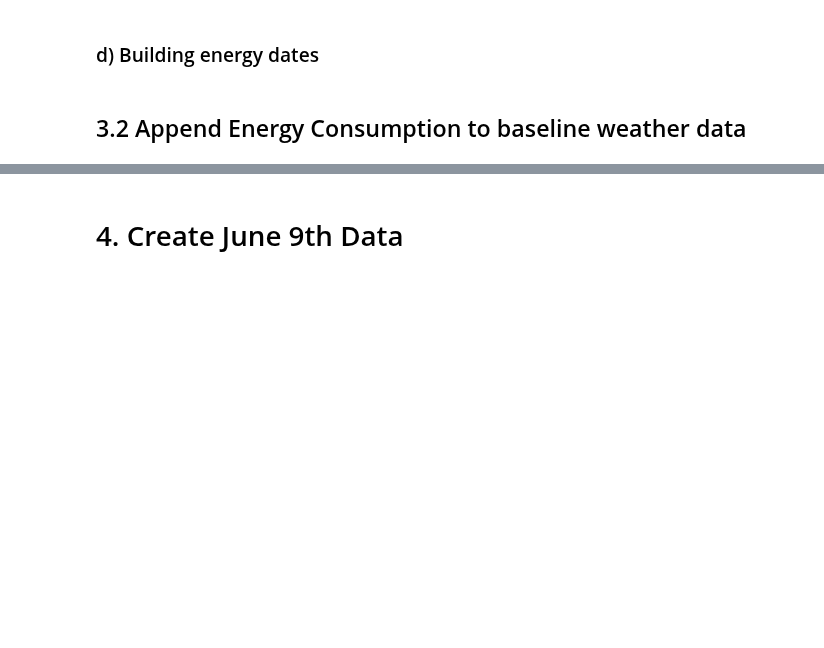
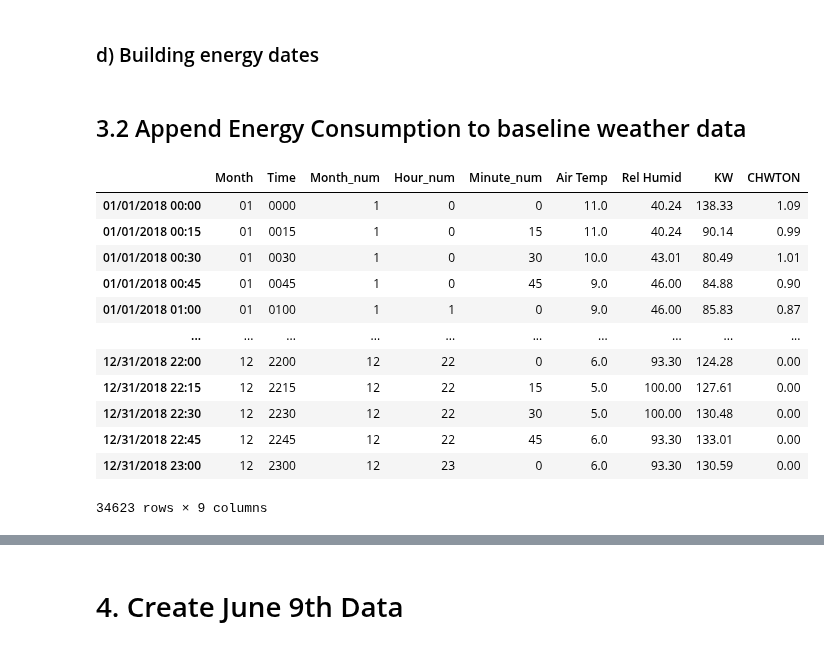
Before and after one commit to freecode23/microclimate-effects, a Jupyter notebook: RF_Model.ipynb, the cells around one changed output, grey strips where cells are left out. Cells and saved outputs as stored; diff of their text form; code cells hidden in the pictures; blank space fills up the shorter version.

```diff
--- a/RF_Model.ipynb
+++ b/RF_Model.ipynb
@@ -294,0 +293,16 @@ baseline_df = baseline_df[['Month','Time','Month_num', 'Hour_num', 'Minute_num',
+# %%
+baseline_df
+# %% [output]
+|  | Month | Time | Month_num | Hour_num | Minute_num | Air Temp | Rel Humid | KW | CHWTON |
+| 01/01/2018 00:00 | 01 | 0000 | 1 | 0 | 0 | 11.0 | 40.24 | 138.33 | 1.09 |
+| 01/01/2018 00:15 | 01 | 0015 | 1 | 0 | 15 | 11.0 | 40.24 | 90.14 | 0.99 |
+| 01/01/2018 00:30 | 01 | 0030 | 1 | 0 | 30 | 10.0 | 43.01 | 80.49 | 1.01 |
+| 01/01/2018 00:45 | 01 | 0045 | 1 | 0 | 45 | 9.0 | 46.00 | 84.88 | 0.90 |
+| 01/01/2018 01:00 | 01 | 0100 | 1 | 1 | 0 | 9.0 | 46.00 | 85.83 | 0.87 |
+| ... | ... | ... | ... | ... | ... | ... | ... | ... | ... |
+| 12/31/2018 22:00 | 12 | 2200 | 12 | 22 | 0 | 6.0 | 93.30 | 124.28 | 0.00 |
+| 12/31/2018 22:15 | 12 | 2215 | 12 | 22 | 15 | 5.0 | 100.00 | 127.61 | 0.00 |
+| 12/31/2018 22:30 | 12 | 2230 | 12 | 22 | 30 | 5.0 | 100.00 | 130.48 | 0.00 |
+| 12/31/2018 22:45 | 12 | 2245 | 12 | 22 | 45 | 6.0 | 93.30 | 133.01 | 0.00 |
+| 12/31/2018 23:00 | 12 | 2300 | 12 | 23 | 0 | 6.0 | 93.30 | 130.59 | 0.00 |
+34623 rows × 9 columns
```
Also changed, not shown: parts of 15 cells of this notebook, 6 other files.
